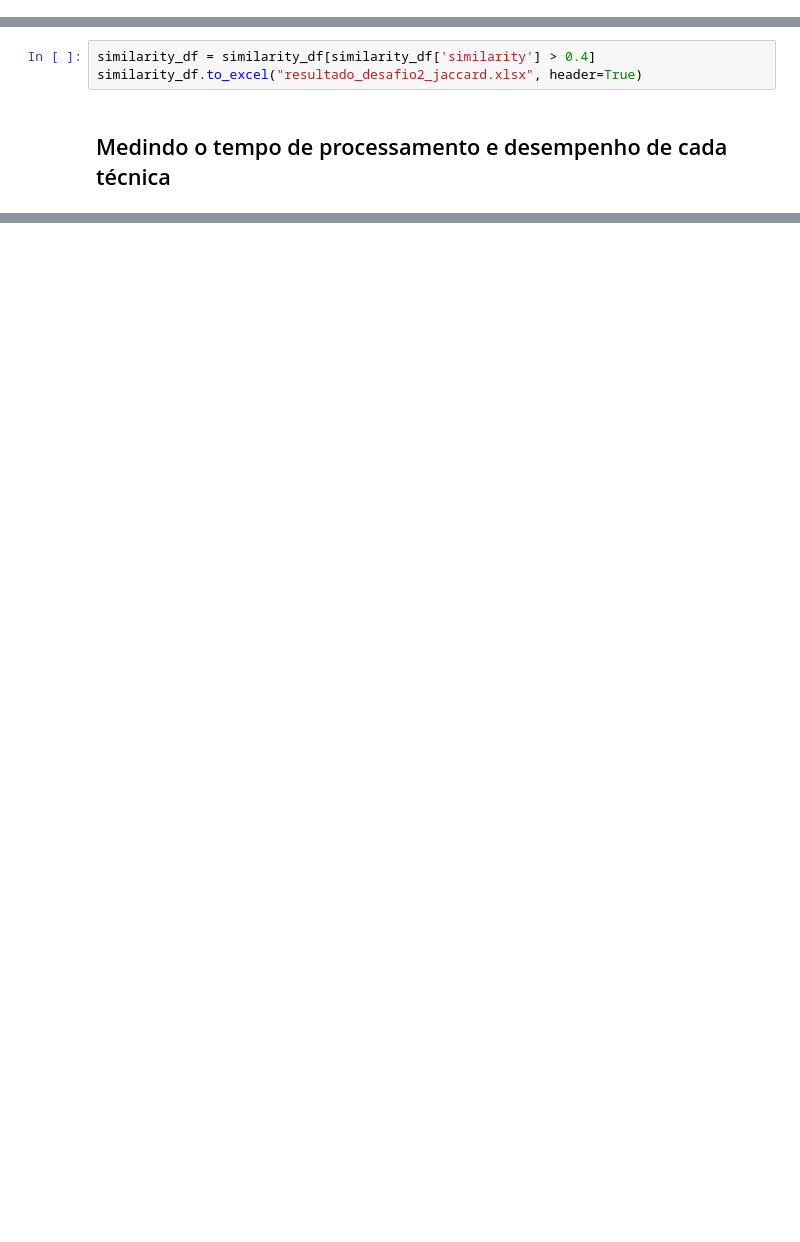
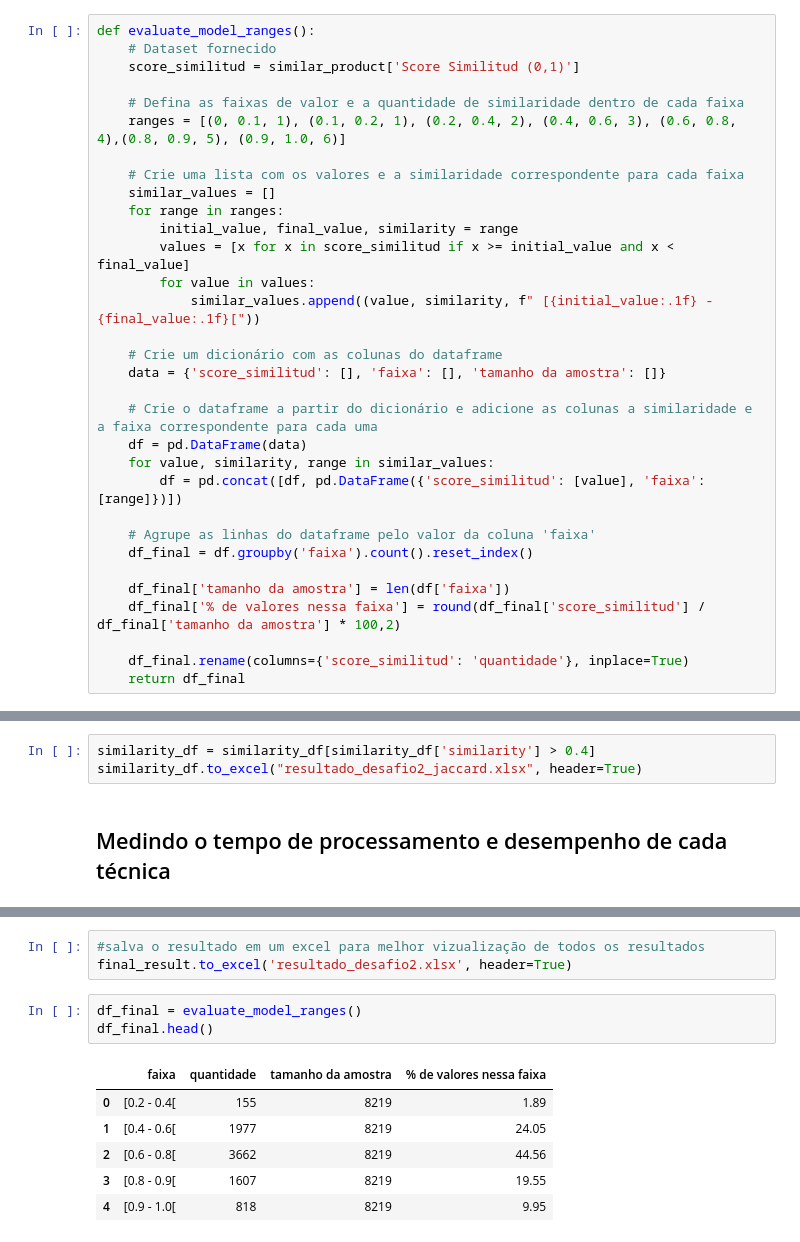
Before and after one commit to 6abi/teste-tecnico-meli-ds, a Jupyter notebook: notebooks/2 . Similaridade entre produtos.ipynb, the cells around one changed output, grey strips where cells are left out. Cells and saved outputs as stored; diff of their text form; blank space fills up the shorter version.

```diff
--- a/notebooks/2 . Similaridade entre produtos.ipynb
+++ b/notebooks/2 . Similaridade entre produtos.ipynb
@@ -361,3 +307,35 @@ from gensim.parsing.preprocessing import strip_punctuation
+# %%
+def evaluate_model_ranges():
+    # Dataset fornecido
+    score_similitud = similar_product['Score Similitud (0,1)']
+
+    # Defina as faixas de valor e a quantidade de similaridade dentro de cada faixa
+    ranges = [(0, 0.1, 1), (0.1, 0.2, 1), (0.2, 0.4, 2), (0.4, 0.6, 3), (0.6, 0.8, 4),(0.8, 0.9, 5), (0.9, 1.0, 6)]
+
+    # Crie uma lista com os valores e a similaridade correspondente para cada faixa
+    similar_values = []
+    for range in ranges:
+        initial_value, final_value, similarity = range
+        values = [x for x in score_similitud if x >= initial_value and x < final_value]
+        for value in values:
+            similar_values.append((value, similarity, f" [{initial_value:.1f} - {final_value:.1f}["))
+
+    # Crie um dicionário com as colunas do dataframe
+    data = {'score_similitud': [], 'faixa': [], 'tamanho da amostra': []}
+
+    # Crie o dataframe a partir do dicionário e adicione as colunas a similaridade e a faixa correspondente para cada uma
+    df = pd.DataFrame(data)
+    for value, similarity, range in similar_values:
+        df = pd.concat([df, pd.DataFrame({'score_similitud': [value], 'faixa': [range]})])
+
+    # Agrupe as linhas do dataframe pelo valor da coluna 'faixa'
+    df_final = df.groupby('faixa').count().reset_index()
+
+    df_final['tamanho da amostra'] = len(df['faixa'])
+    df_final['% de valores nessa faixa'] = round(df_final['score_similitud'] / df_final['tamanho da amostra'] * 100,2)
+
+    df_final.rename(columns={'score_similitud': 'quantidade'}, inplace=True)
+    return df_final
 # %%
 df_train.head()
 # %% [output]
@@ -452,0 +457,13 @@ similarity_df.head()
+# %%
+#salva o resultado em um excel para melhor vizualização de todos os resultados
+final_result.to_excel('resultado_desafio2.xlsx', header=True)
+# %%
+df_final = evaluate_model_ranges()
+df_final.head()
+# %% [output]
+|  | faixa | quantidade | tamanho da amostra | % de valores nessa faixa |
+| 0 | [0.2 - 0.4[ | 155 | 8219 | 1.89 |
+| 1 | [0.4 - 0.6[ | 1977 | 8219 | 24.05 |
+| 2 | [0.6 - 0.8[ | 3662 | 8219 | 44.56 |
+| 3 | [0.8 - 0.9[ | 1607 | 8219 | 19.55 |
+| 4 | [0.9 - 1.0[ | 818 | 8219 | 9.95 |
```
Also changed, not shown: parts of 18 cells of this notebook, 1 other file.
